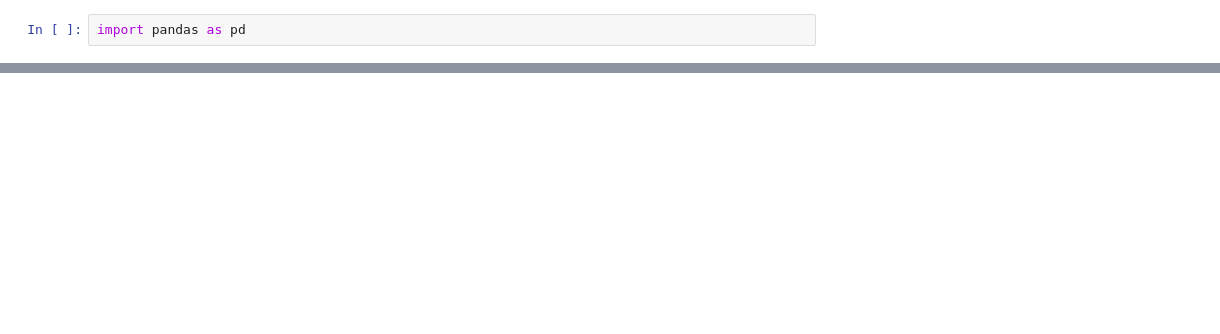
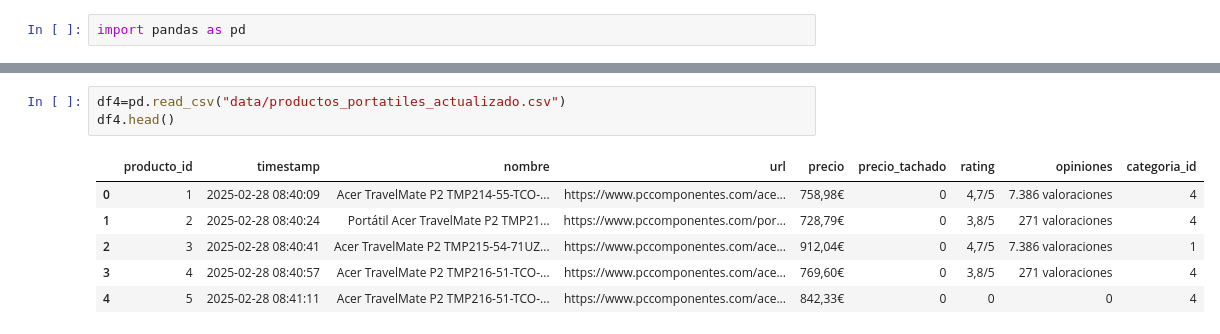
Before and after one commit to ismaelz001/Proyecto-Final-Bootcamp, a Jupyter notebook: prueba.ipynb, the cells around one changed output, grey strips where cells are left out. Saved outputs shown, nothing was run; the diff lists cells and outputs as text; blank space fills up the shorter version.

```diff
--- a/prueba.ipynb
+++ b/prueba.ipynb
@@ -210,0 +130,10 @@ print(df5.head())  # Verifica si los datos están bien estructurados
+# %%
+df4=pd.read_csv("data/productos_portatiles_actualizado.csv")
+df4.head()
+# %% [output]
+|  | producto_id | timestamp | nombre | url | precio | precio_tachado | rating | opiniones | categoria_id |
+| 0 | 1 | 2025-02-28 08:40:09 | Acer TravelMate P2 TMP214-55-TCO-... | https://www.pccomponentes.com/ace... | 758,98€ | 0 | 4,7/5 | 7.386 valoraciones | 4 |
+| 1 | 2 | 2025-02-28 08:40:24 | Portátil Acer TravelMate P2 TMP21... | https://www.pccomponentes.com/por... | 728,79€ | 0 | 3,8/5 | 271 valoraciones | 4 |
+| 2 | 3 | 2025-02-28 08:40:41 | Acer TravelMate P2 TMP215-54-71UZ... | https://www.pccomponentes.com/ace... | 912,04€ | 0 | 4,7/5 | 7.386 valoraciones | 1 |
+| 3 | 4 | 2025-02-28 08:40:57 | Acer TravelMate P2 TMP216-51-TCO-... | https://www.pccomponentes.com/ace... | 769,60€ | 0 | 3,8/5 | 271 valoraciones | 4 |
+| 4 | 5 | 2025-02-28 08:41:11 | Acer TravelMate P2 TMP216-51-TCO-... | https://www.pccomponentes.com/ace... | 842,33€ | 0 | 0 | 0 | 4 |
```
Also changed, not shown: parts of 21 cells of this notebook, 13 other files.
